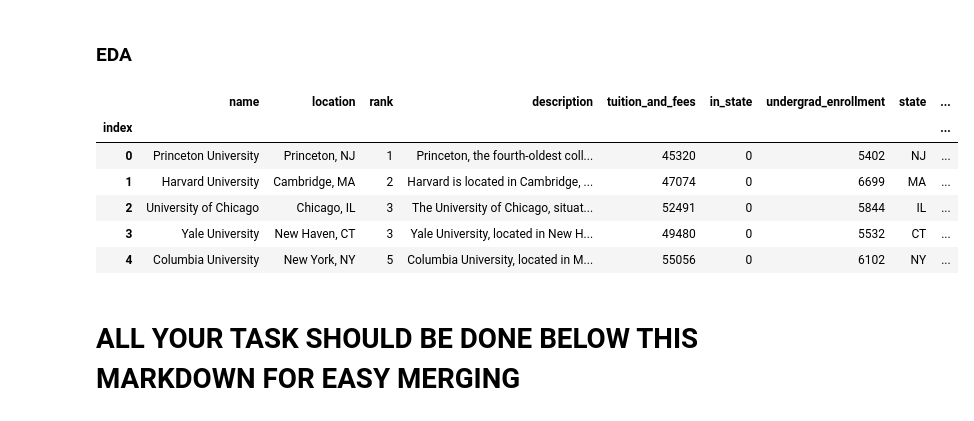
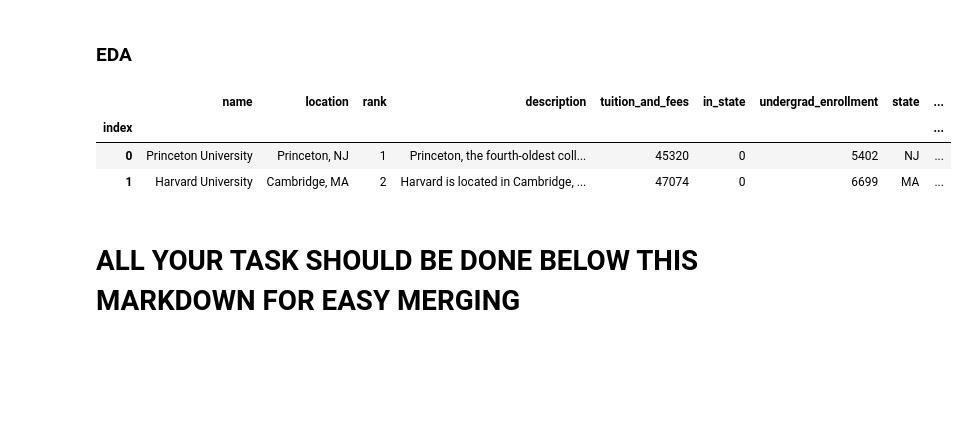
Before and after one commit to TelRich/National-University-Ranking-App, a Jupyter notebook: nur.ipynb, the cells around one changed output. Drawn from its saved outputs; the diff is of its cells as text; code cells hidden in the pictures; blank space fills up the shorter version.

```diff
--- a/nur.ipynb
+++ b/nur.ipynb
@@ -199,0 +205,7 @@ df_nur.head()
+# %%
+def load_data():
+  df = pd.read_csv('dataset/cleaned_nur_data.csv', index_col=0)
+  return df
+
+df_nur = load_data()
+df_nur
@@ -348,10 +383,7 @@ fig.show()
 # %%
-df_nur.head()
+df_nur.head(2)
 # %% [output]
 |  | name | location | rank | description | tuition_and_fees | in_state | undergrad_enrollment | state | ... |
 | index |  |  |  |  |  |  |  |  | ... |
 | 0 | Princeton University | Princeton, NJ | 1 | Princeton, the fourth-oldest coll... | 45320 | 0 | 5402 | NJ | ... |
 | 1 | Harvard University | Cambridge, MA | 2 | Harvard is located in Cambridge, ... | 47074 | 0 | 6699 | MA | ... |
-| 2 | University of Chicago | Chicago, IL | 3 | The University of Chicago, situat... | 52491 | 0 | 5844 | IL | ... |
-| 3 | Yale University | New Haven, CT | 3 | Yale University, located in New H... | 49480 | 0 | 5532 | CT | ... |
-| 4 | Columbia University | New York, NY | 5 | Columbia University, located in M... | 55056 | 0 | 6102 | NY | ... |
```
Also changed, not shown: parts of 9 cells of this notebook.
